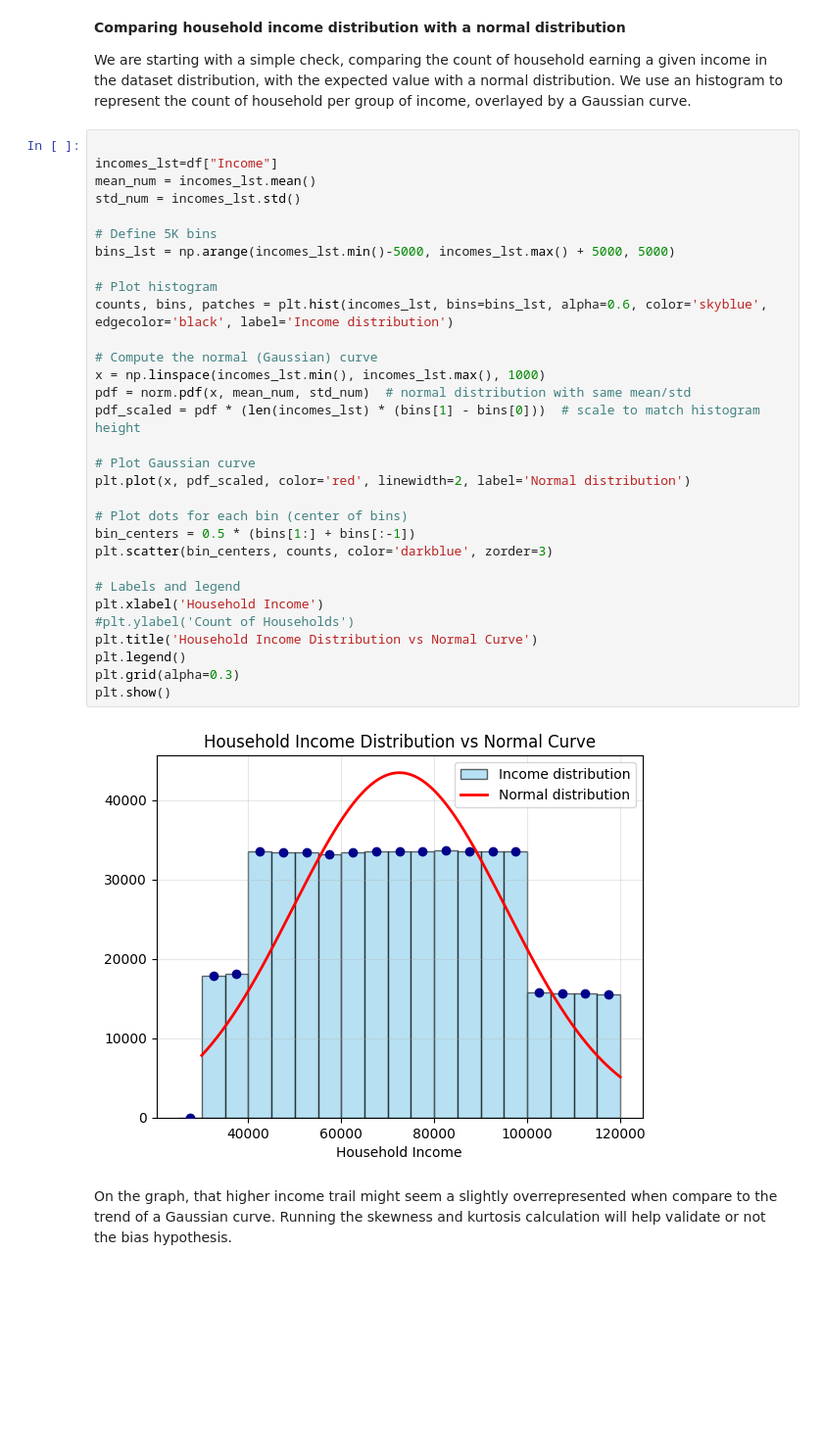
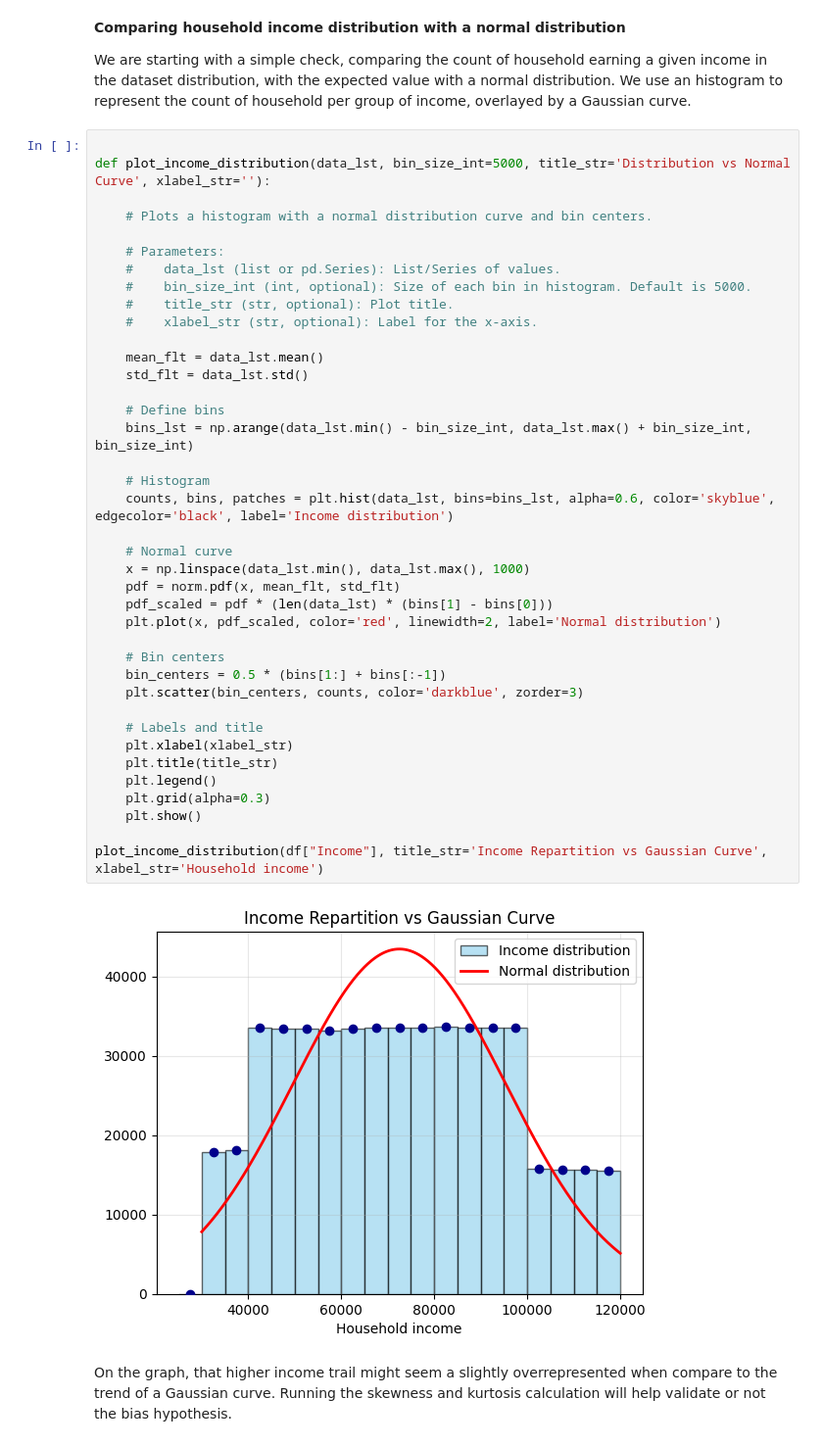
Before and after one commit to FrankieN-data/l3-data-certificate, a Jupyter notebook: notebooks/unit2-question4-data-bias.ipynb, the cells around one changed output. Shown: that part at 98% size. Drawn from its saved outputs; the diff is of its cells as text; blank space fills up the shorter version.

```diff
--- a/notebooks/unit2-question4-data-bias.ipynb
+++ b/notebooks/unit2-question4-data-bias.ipynb
@@ -159,37 +159,45 @@ For transparency and reproducibility, add a comment that the visualization code
 We are starting with a simple check, comparing the count of household earning a given income in the dataset distribution, with the expected value with a normal distribution. We use an histogram to represent the count of household per group of income, overlayed by a Gaussian curve.
 # %%
 
-incomes_lst=df["Income"]
-mean_num = incomes_lst.mean()
-std_num = incomes_lst.std()
+def plot_income_distribution(data_lst, bin_size_int=5000, title_str='Distribution vs Normal Curve', xlabel_str=''):
 
-# Define 5K bins
-bins_lst = np.arange(incomes_lst.min()-5000, incomes_lst.max() + 5000, 5000)
+    # Plots a histogram with a normal distribution curve and bin centers.
 
-# Plot histogram
-counts, bins, patches = plt.hist(incomes_lst, bins=bins_lst, alpha=0.6, color='skyblue', edgecolor='black', label='Income distribution')
+    # Parameters:
+    #    data_lst (list or pd.Series): List/Series of values.
+    #    bin_size_int (int, optional): Size of each bin in histogram. Default is 5000.
+    #    title_str (str, optional): Plot title.
+    #    xlabel_str (str, optional): Label for the x-axis.
 
-# Compute the normal (Gaussian) curve
-x = np.linspace(incomes_lst.min(), incomes_lst.max(), 1000)
-pdf = norm.pdf(x, mean_num, std_num)  # normal distribution with same mean/std
-pdf_scaled = pdf * (len(incomes_lst) * (bins[1] - bins[0]))  # scale to match histogram height
+    mean_flt = data_lst.mean()
+    std_flt = data_lst.std()
 
-# Plot Gaussian curve
-plt.plot(x, pdf_scaled, color='red', linewidth=2, label='Normal distribution')
+    # Define bins
+    bins_lst = np.arange(data_lst.min() - bin_size_int, data_lst.max() + bin_size_int, bin_size_int)
 
-# Plot dots for each bin (center of bins)
-bin_centers = 0.5 * (bins[1:] + bins[:-1])
-plt.scatter(bin_centers, counts, color='darkblue', zorder=3)
+    # Histogram
+    counts, bins, patches = plt.hist(data_lst, bins=bins_lst, alpha=0.6, color='skyblue', edgecolor='black', label='Income distribution')
 
-# Labels and legend
-plt.xlabel('Household Income')
-#plt.ylabel('Count of Households')
-plt.title('Household Income Distribution vs Normal Curve')
-plt.legend()
-plt.grid(alpha=0.3)
-plt.show()
+    # Normal curve
+    x = np.linspace(data_lst.min(), data_lst.max(), 1000)
+    pdf = norm.pdf(x, mean_flt, std_flt)
+    pdf_scaled = pdf * (len(data_lst) * (bins[1] - bins[0]))
+    plt.plot(x, pdf_scaled, color='red', linewidth=2, label='Normal distribution')
+
+    # Bin centers
+    bin_centers = 0.5 * (bins[1:] + bins[:-1])
+    plt.scatter(bin_centers, counts, color='darkblue', zorder=3)
+
+    # Labels and title
+    plt.xlabel(xlabel_str)
+    plt.title(title_str)
+    plt.legend()
+    plt.grid(alpha=0.3)
+    plt.show()
+
+plot_income_distribution(df["Income"], title_str='Income Repartition vs Gaussian Curve', xlabel_str='Household income')
 # %% [output]
-[figure, old version]
+[figure, new version]
 # %% [markdown]
 On the graph, that higher income trail might seem a slightly overrepresented when compare to the trend of a Gaussian curve. Running the skewness and kurtosis calculation will help validate or not the bias hypothesis.
 # %% [markdown]
```
Also changed, not shown: parts of 4 cells of this notebook.
